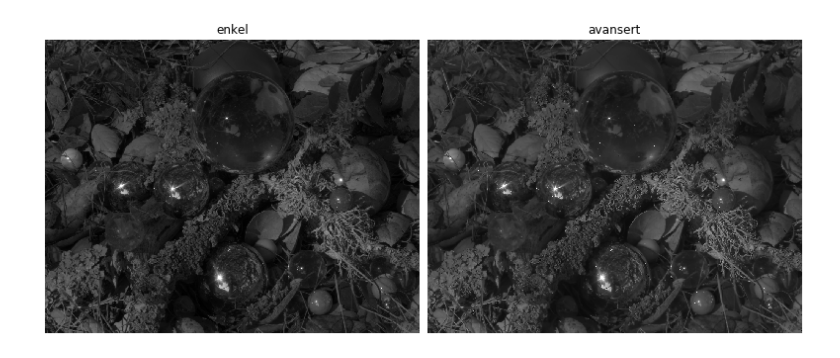
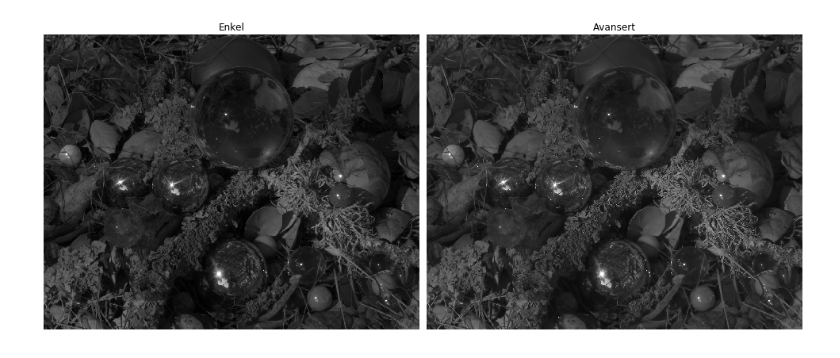
Before and after one commit to jegerud/Sciprog2020project, a Jupyter notebook: src/ConvertGrayscale.ipynb, the cells around one changed output. Drawn from its saved outputs; the diff is of its cells as text; code cells hidden in the pictures.

```diff
--- a/src/ConvertGrayscale.ipynb
+++ b/src/ConvertGrayscale.ipynb
@@ -7,21 +6,8 @@ from Source.ImageView import singleView
 
 file = '../hdr-bilder/Balls/Balls_00016.png' #leser inn bilder
-# %%
-image = rgb2gray(file)
-im=grayscale(file)
-
-
-plt.figure(figsize=(16, 8))         # Setter størrelse på bildene
-plt.subplot(131)                    # Legger til subplot for bilde
-plt.imshow(im, plt.cm.gray)   # Viser bildet
-plt.title('enkel')          # Legger til tittel
-plt.axis('off')                     # Fjerner aksene i figuren
-
-plt.subplot(132)                    # Legger til subplot for bilde
-plt.imshow(image, plt.cm.gray)        # Viser glattet bilde
-plt.title("avansert")                     # Legger til tittel
-plt.axis('off')                     # Fjerner aksene i figuren
-                                        # Gjør margene mindre
-plt.subplots_adjust(wspace=0.02, hspace=0.02, top=0.9, bottom=0, left=0,right=1)
-# %% [output]
-[figure, removed]
+# %%
+image = rgb2gray(file)
+im=grayscale(file)
+viewGrayImage(im,image)
+# %% [output]
+[figure, added]
```
Also changed, not shown: parts of 1 cell of this notebook, 7 other files.
